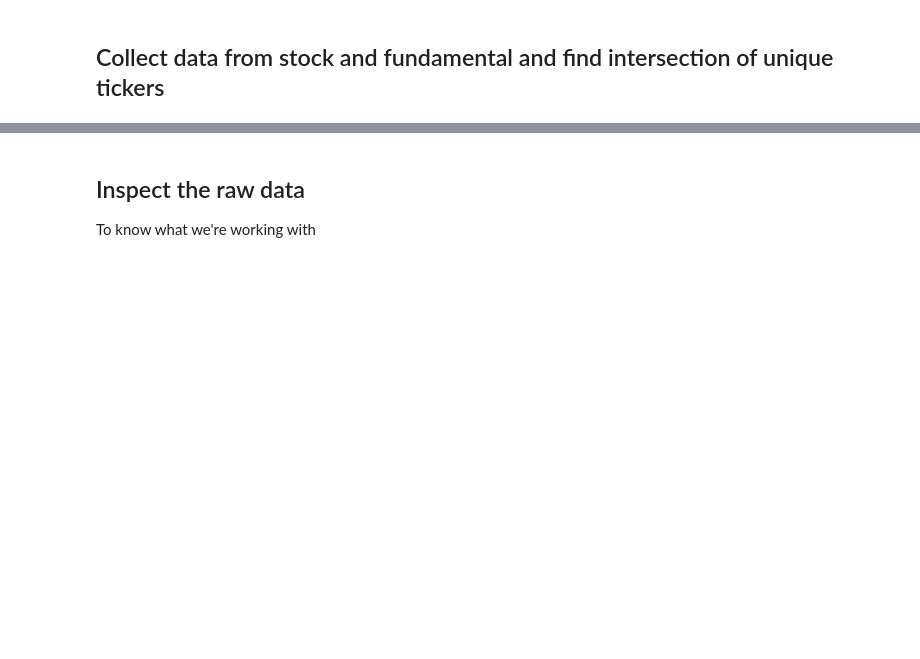
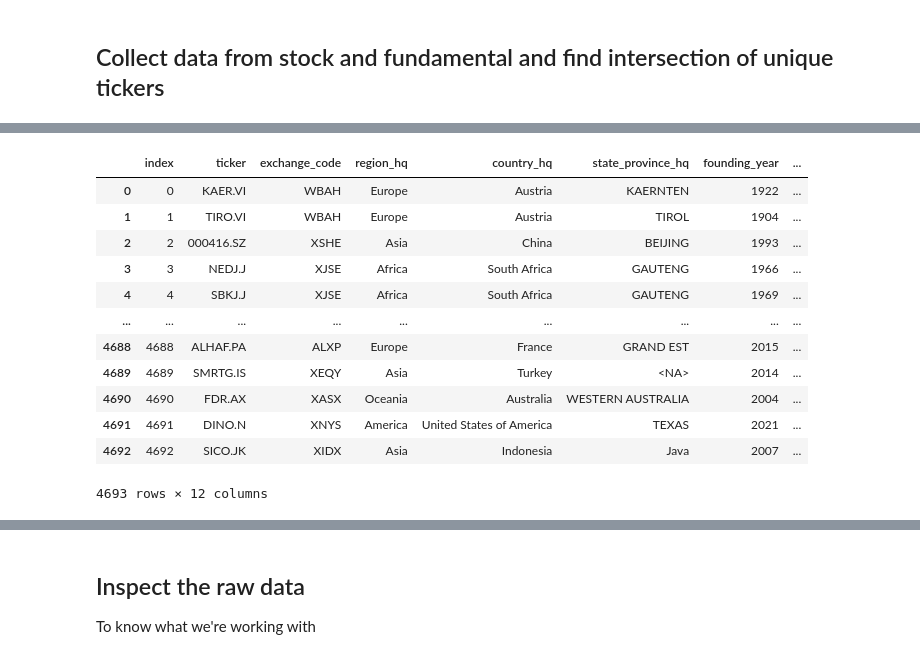
Before and after one commit to Krankile/npmf, a Jupyter notebook: notebooks/inner_join_fundamentals_and_stock.ipynb, the cells around one changed output, grey strips where cells are left out. Cells and saved outputs as stored; diff of their text form; code cells hidden in the pictures; blank space fills up the shorter version.

```diff
--- a/notebooks/inner_join_fundamentals_and_stock.ipynb
+++ b/notebooks/inner_join_fundamentals_and_stock.ipynb
@@ -100 +85,17 @@ fundamental_df
+# %%
+meta_df
+# %% [output]
+|  | index | ticker | exchange_code | region_hq | country_hq | state_province_hq | founding_year | ... |
+| 0 | 0 | KAER.VI | WBAH | Europe | Austria | KAERNTEN | 1922 | ... |
+| 1 | 1 | TIRO.VI | WBAH | Europe | Austria | TIROL | 1904 | ... |
+| 2 | 2 | 000416.SZ | XSHE | Asia | China | BEIJING | 1993 | ... |
+| 3 | 3 | NEDJ.J | XJSE | Africa | South Africa | GAUTENG | 1966 | ... |
+| 4 | 4 | SBKJ.J | XJSE | Africa | South Africa | GAUTENG | 1969 | ... |
+| ... | ... | ... | ... | ... | ... | ... | ... | ... |
+| 4688 | 4688 | ALHAF.PA | ALXP | Europe | France | GRAND EST | 2015 | ... |
+| 4689 | 4689 | SMRTG.IS | XEQY | Asia | Turkey | <NA> | 2014 | ... |
+| 4690 | 4690 | FDR.AX | XASX | Oceania | Australia | WESTERN AUSTRALIA | 2004 | ... |
+| 4691 | 4691 | DINO.N | XNYS | America | United States of America | TEXAS | 2021 | ... |
+| 4692 | 4692 | SICO.JK | XIDX | Asia | Indonesia | Java | 2007 | ... |
+4693 rows × 12 columns
 # %%
```
Also changed, not shown: parts of 21 cells of this notebook.
